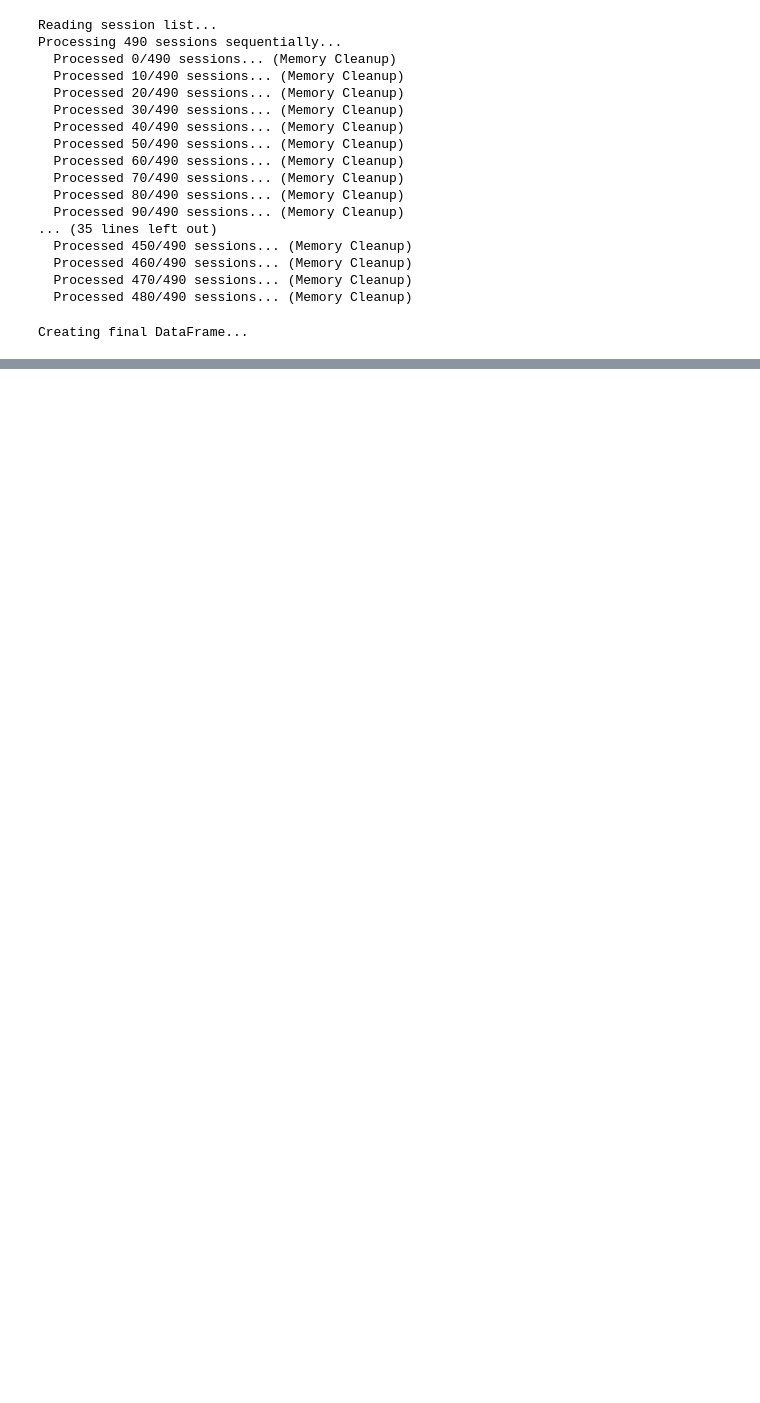
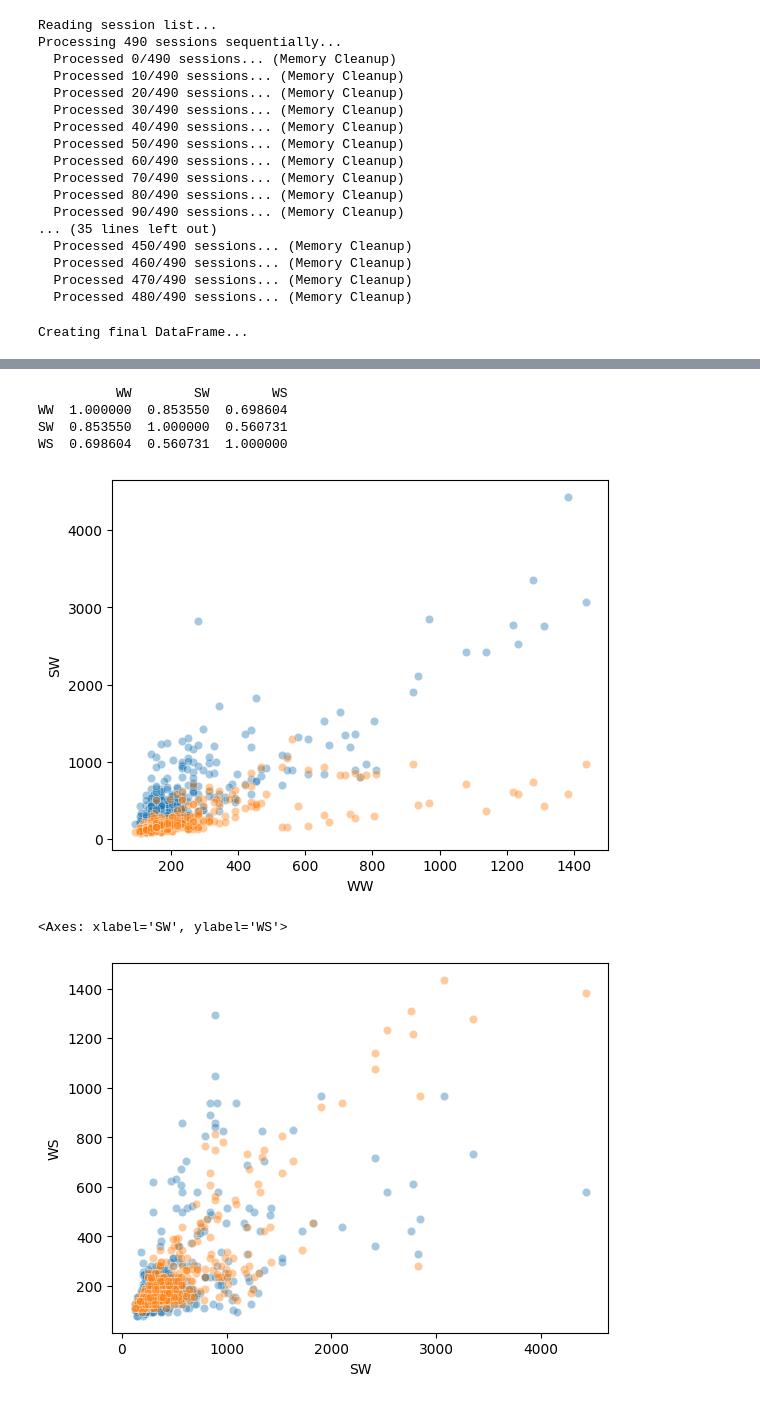
Before and after one commit to Critt-Kent/Key-Gaze-Correlation, a Jupyter notebook: IKI_Correlation_allmetrics.ipynb, the cells around one changed output, grey strips where cells are left out. Saved outputs shown, nothing was run; the diff lists cells and outputs as text; code cells hidden in the pictures; blank space fills up the shorter version.

Commit message:
new metrics

```diff
--- a/IKI_Correlation_allmetrics.ipynb
+++ b/IKI_Correlation_allmetrics.ipynb
@@ -217,10 +264,30 @@ Processing 490 sessions sequentially...
 print("Creating final DataFrame...")
 final_df = pd.DataFrame(all_session_data)
 
+#final_df['GMM'] = 3 * final_df.gmm_iki_cons
+
+
+rename = {'GMM_Threshold_LogIKI' : '2GMM',
+          'gmm_iki_auto' : '3Ga',
+          'gmm_iki_cons' : '3Gr'
+         }
+
+final_metrics = final_df.rename(columns=rename)
+
+
+X = '''
+StudySession', 'PUB', 'KBI', 'LogPUB', 'LogKBI', 'BW', 'SW', 'WS',
+       'Aachen', 'LogAachen', 'RSP', 'TSP', 'LogTSP', 'CHK', 'LogCHK',
+       'QBW_PUB', 'QBW_KBI', 'QBW_Aachen', 'QBW_CHK', 'QBW_TSP', 'QWW_RSP',
+       'Q75', 'GMM_Threshold_LogIKI', 'gmm_iki_auto', 'gmm_iki_cons'
+
 cols_to_save = [
-    "StudySession", "LogKBI", "LogPUB",
+    #"StudySession",
+    'BW', 'BW1', 'BW2',
+    "KBI","PUB","A","AW", "B", "M",
+    "LogKBI", "LogPUB", "LogA","LogAW","LogB","LogM",
+    "Q75", #"QWW2", "QBW0", "QBW1", "QBW2","QBW3",
     "GMM_Threshold_LogIKI", "gmm_iki_auto", "gmm_iki_cons",
-    "Quantile_iki", "QWW2", "QBW3", "BW_PUB2"
 ]
 
 for c in cols_to_save:
@@ -228,5 +295,6 @@ for c in cols_to_save:
         final_df[c] = np.nan
 
 final_metrics = final_df[cols_to_save]
+'''
 # %% [output]
 Creating final DataFrame...
@@ -233,3 +342,11 @@ Creating final DataFrame...
 # %%
-final_metrics[['LogPUB','LogKBI','GMM_Threshold_LogIKI','gmm_iki_cons','gmm_iki_auto','Quantile_iki','QWW2','QBW3','BW_PUB2']].corr()
+cols = ['WW', 'SW', 'WS']
+
+print(final_metrics[cols].corr())
+
+sns.scatterplot(data=final_metrics, x='WW', y='SW', alpha=0.4)
+sns.scatterplot(data=final_metrics, x='WW', y='WS', alpha=0.4)
+plt.show()
+sns.scatterplot(data=final_metrics, x='SW', y='WS', alpha=0.4)
+sns.scatterplot(data=final_metrics, x='SW', y='WW', alpha=0.4)
 # %% [output]
@@ -245,0 +353,7 @@ final_metrics[['LogPUB','LogKBI','GMM_Threshold_LogIKI','gmm_iki_cons','gmm_iki_
+          WW        SW        WS
+WW  1.000000  0.853550  0.698604
+SW  0.853550  1.000000  0.560731
+WS  0.698604  0.560731  1.000000
+[figure, added]
+<Axes: xlabel='SW', ylabel='WS'>
+[figure, added]
```
Also changed, not shown: parts of 13 cells of this notebook.
